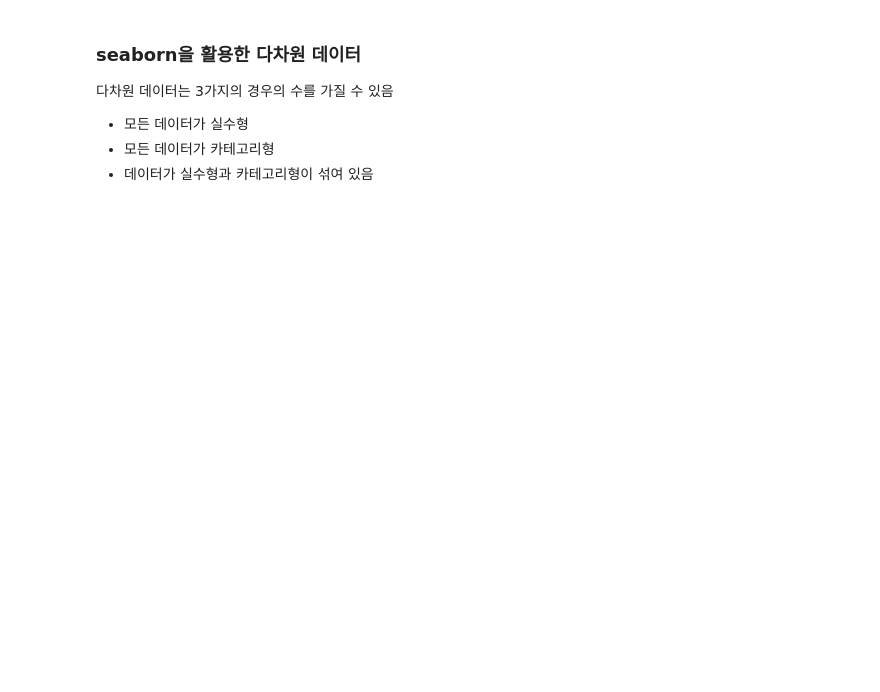
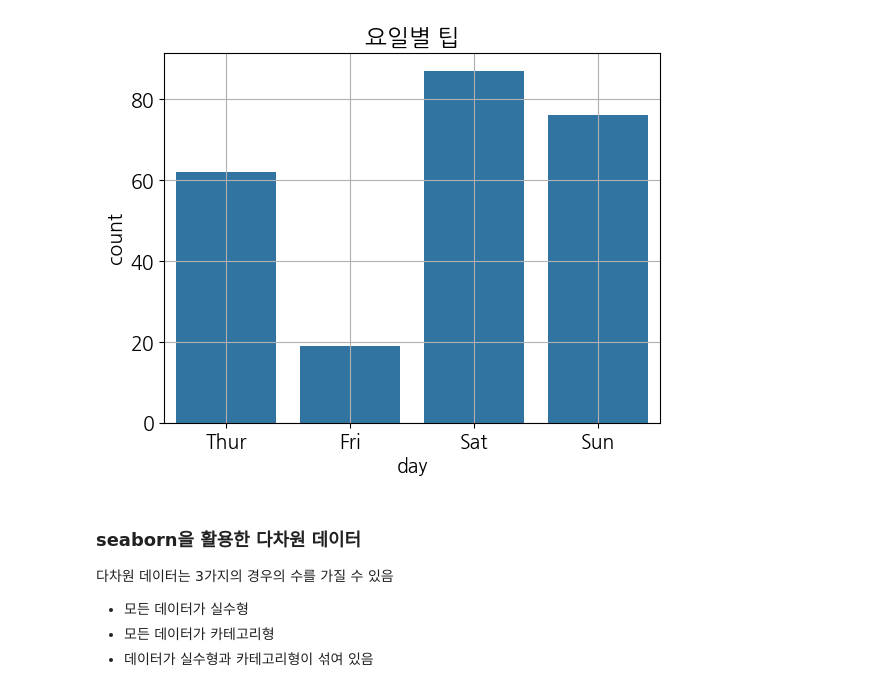
Before and after one commit to pjh753156a/python-basic, a Jupyter notebook: python-data-analysis-basic-20240118-main/matplotlib_visualize_data/matplotlib_example.ipynb, the cells around one changed output. Saved outputs shown, nothing was run; the diff lists cells and outputs as text; code cells hidden in the pictures; blank space fills up the shorter version.

```diff
--- a/python-data-analysis-basic-20240118-main/matplotlib_visualize_data/matplotlib_example.ipynb
+++ b/python-data-analysis-basic-20240118-main/matplotlib_visualize_data/matplotlib_example.ipynb
@@ -35,3 +109,10 @@ seaborn 패키지의 `countplot()` 메서드로 각 카테고리 별 사이즈
+# %%
+seaborn.countplot(x='day', data=tips)
+plt.title('요일별 팁')
+plt.grid(True)
+plt.show()
+# %% [output]
+[figure, added]
 # %% [markdown]
 ### seaborn을 활용한 다차원 데이터
 다차원 데이터는 3가지의 경우의 수를 가질 수 있음
```
Also changed, not shown: parts of 53 cells of this notebook, 2 other files.
